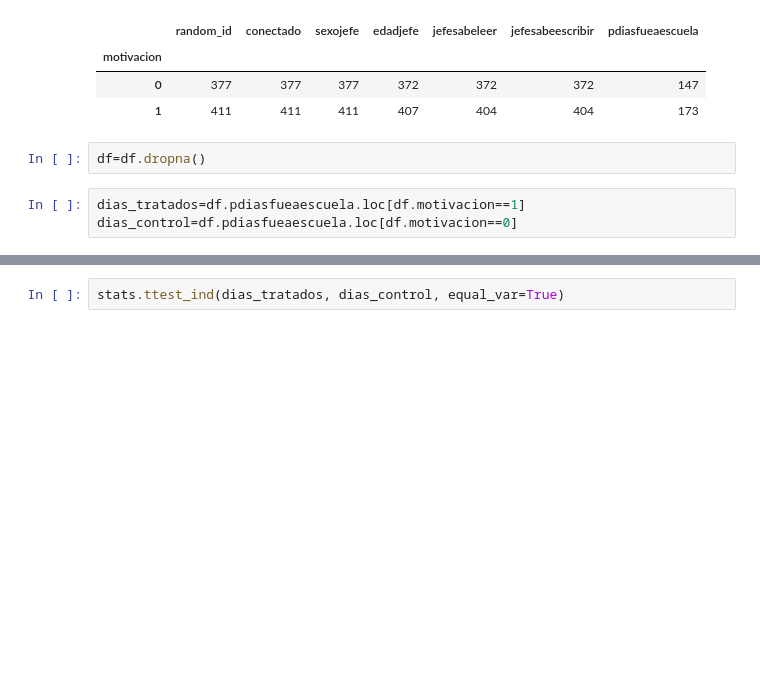
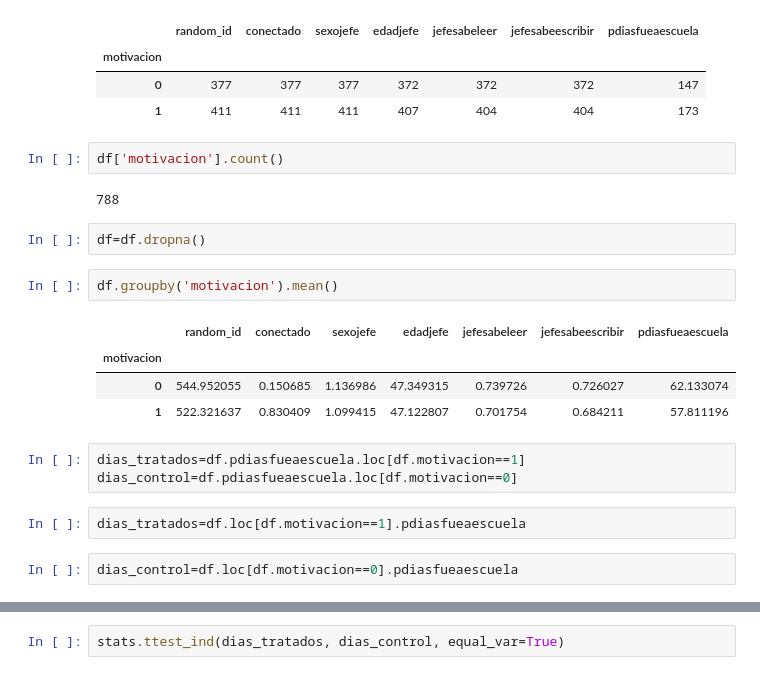
Before and after one commit to rpasquini/herramientas-econometricas-2022, a Jupyter notebook: Experimentos_Aleatorizados.ipynb, the cells around one changed output, grey strips where cells are left out. Cells and saved outputs as stored; diff of their text form; blank space fills up the shorter version.

```diff
--- a/Experimentos_Aleatorizados.ipynb
+++ b/Experimentos_Aleatorizados.ipynb
@@ -41,8 +63,23 @@ df.groupby('motivacion').count()
 | motivacion |  |  |  |  |  |  |  |
 | 0 | 377 | 377 | 377 | 372 | 372 | 372 | 147 |
 | 1 | 411 | 411 | 411 | 407 | 404 | 404 | 173 |
+# %%
+df['motivacion'].count()
+# %% [output]
+788
 # %%
 df=df.dropna()
+# %%
+df.groupby('motivacion').mean()
+# %% [output]
+|  | random_id | conectado | sexojefe | edadjefe | jefesabeleer | jefesabeescribir | pdiasfueaescuela |
+| motivacion |  |  |  |  |  |  |  |
+| 0 | 544.952055 | 0.150685 | 1.136986 | 47.349315 | 0.739726 | 0.726027 | 62.133074 |
+| 1 | 522.321637 | 0.830409 | 1.099415 | 47.122807 | 0.701754 | 0.684211 | 57.811196 |
 # %%
 dias_tratados=df.pdiasfueaescuela.loc[df.motivacion==1]
 dias_control=df.pdiasfueaescuela.loc[df.motivacion==0]
+# %%
+dias_tratados=df.loc[df.motivacion==1].pdiasfueaescuela
+# %%
+dias_control=df.loc[df.motivacion==0].pdiasfueaescuela
```
Also changed, not shown: parts of 13 cells of this notebook.
